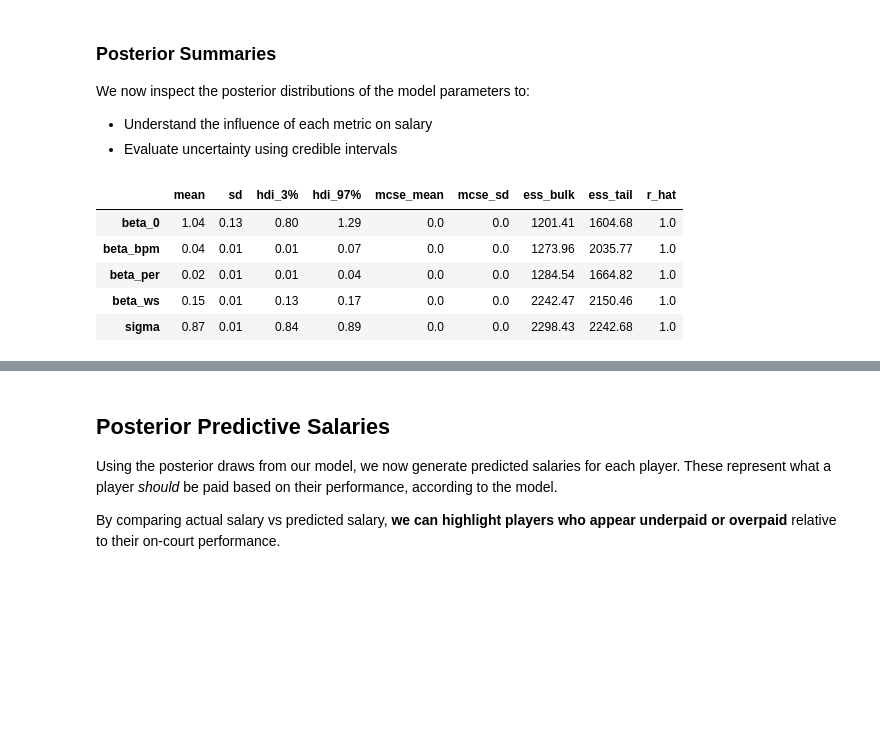
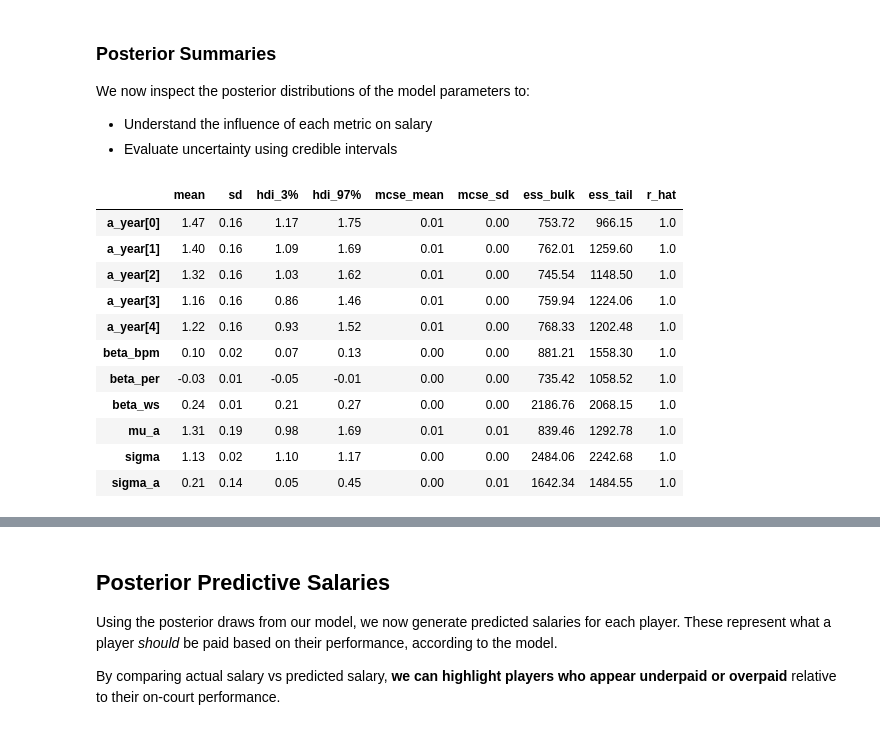
Before and after one commit to maekala/Salary-vs-Performance-Model, a Jupyter notebook: Bayes_Project.ipynb, the cells around one changed output, grey strips where cells are left out. Saved outputs shown, nothing was run; the diff lists cells and outputs as text; code cells hidden in the pictures; blank space fills up the shorter version.

```diff
--- a/Bayes_Project.ipynb
+++ b/Bayes_Project.ipynb
@@ -281,13 +238,0 @@ model_df[model_df['salary_mil'] < 1][['player', 'salary_mil', 'log_salary']].sor
-# %%
-# Keep players making at least $1M
-model_df = model_df[model_df['salary_mil'] >= 1].copy()
-
-# Recompute log
-model_df['log_salary'] = np.log(model_df['salary_mil'])
-
-# Plot again
-plt.figure(figsize=(6, 4))
-sns.histplot(model_df['log_salary'], kde=True)
-plt.title("Log-Transformed Salary Distribution (Filtered $1M+)")
-plt.xlabel("log(salary in millions)")
-plt.show()
@@ -418,13 +372,19 @@ We now inspect the posterior distributions of the model parameters to:
 - Evaluate uncertainty using credible intervals
 # %%
 # Posterior summary
-az.summary(trace, round_to=2)
+az.summary(hier_trace, round_to=2)
 # %% [output]
 |  | mean | sd | hdi_3% | hdi_97% | mcse_mean | mcse_sd | ess_bulk | ess_tail | r_hat |
-| beta_0 | 1.04 | 0.13 | 0.80 | 1.29 | 0.0 | 0.0 | 1201.41 | 1604.68 | 1.0 |
-| beta_bpm | 0.04 | 0.01 | 0.01 | 0.07 | 0.0 | 0.0 | 1273.96 | 2035.77 | 1.0 |
-| beta_per | 0.02 | 0.01 | 0.01 | 0.04 | 0.0 | 0.0 | 1284.54 | 1664.82 | 1.0 |
-| beta_ws | 0.15 | 0.01 | 0.13 | 0.17 | 0.0 | 0.0 | 2242.47 | 2150.46 | 1.0 |
-| sigma | 0.87 | 0.01 | 0.84 | 0.89 | 0.0 | 0.0 | 2298.43 | 2242.68 | 1.0 |
+| a_year[0] | 1.47 | 0.16 | 1.17 | 1.75 | 0.01 | 0.00 | 753.72 | 966.15 | 1.0 |
+| a_year[1] | 1.40 | 0.16 | 1.09 | 1.69 | 0.01 | 0.00 | 762.01 | 1259.60 | 1.0 |
+| a_year[2] | 1.32 | 0.16 | 1.03 | 1.62 | 0.01 | 0.00 | 745.54 | 1148.50 | 1.0 |
+| a_year[3] | 1.16 | 0.16 | 0.86 | 1.46 | 0.01 | 0.00 | 759.94 | 1224.06 | 1.0 |
+| a_year[4] | 1.22 | 0.16 | 0.93 | 1.52 | 0.01 | 0.00 | 768.33 | 1202.48 | 1.0 |
+| beta_bpm | 0.10 | 0.02 | 0.07 | 0.13 | 0.00 | 0.00 | 881.21 | 1558.30 | 1.0 |
+| beta_per | -0.03 | 0.01 | -0.05 | -0.01 | 0.00 | 0.00 | 735.42 | 1058.52 | 1.0 |
+| beta_ws | 0.24 | 0.01 | 0.21 | 0.27 | 0.00 | 0.00 | 2186.76 | 2068.15 | 1.0 |
+| mu_a | 1.31 | 0.19 | 0.98 | 1.69 | 0.01 | 0.01 | 839.46 | 1292.78 | 1.0 |
+| sigma | 1.13 | 0.02 | 1.10 | 1.17 | 0.00 | 0.00 | 2484.06 | 2242.68 | 1.0 |
+| sigma_a | 0.21 | 0.14 | 0.05 | 0.45 | 0.00 | 0.01 | 1642.34 | 1484.55 | 1.0 |
 # %%
 # Traceplot
```
Also changed, not shown: parts of 34 cells of this notebook.
